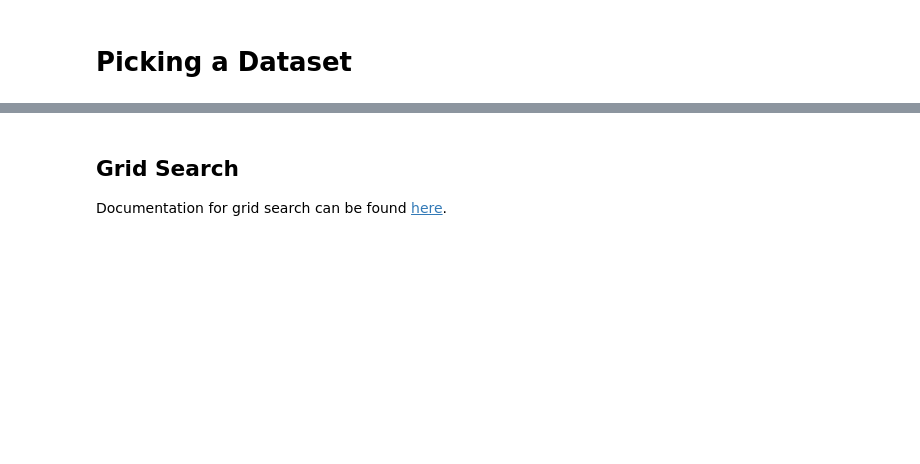
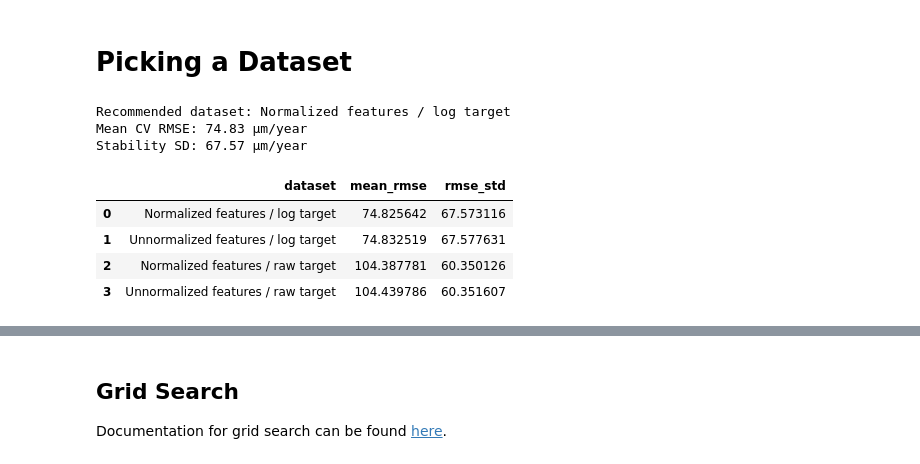
Before and after one commit to TheAdaptoid/molten_salt, a Jupyter notebook: notebooks/prelim.ipynb, the cells around one changed output, grey strips where cells are left out. Saved outputs shown, nothing was run; the diff lists cells and outputs as text; code cells hidden in the pictures; blank space fills up the shorter version.

```diff
--- a/notebooks/prelim.ipynb
+++ b/notebooks/prelim.ipynb
@@ -103,4 +103,60 @@ def xy_data_split(data: pd.DataFrame) -> tuple[pd.DataFrame, pd.Series]:
 # %% [markdown]
 # Picking a Dataset
 # %%
-# Code here
+from sklearn.linear_model import LinearRegression
+from sklearn.ensemble import RandomForestRegressor
+from sklearn.metrics import mean_squared_error
+from sklearn.model_selection import RepeatedKFold
+
+DATASET_VARIANTS = [
+    ("Unnormalized features / raw target", random_data_split(unnorm_rawtarget_data)[0], False),
+    ("Unnormalized features / log target", random_data_split(unnorm_logtarget_data)[0], True),
+    ("Normalized features / raw target", random_data_split(norm_rawtarget_data)[0], False),
+    ("Normalized features / log target", random_data_split(norm_logtarget_data)[0], True),
+]
+
+cross_validator = RepeatedKFold(n_splits=5, n_repeats=10, random_state=42)
+fold_scores = []
+
+for dataset_name, dataset, target_is_log_transformed in DATASET_VARIANTS:
+    features, target = xy_data_split(dataset)
+
+    for fold, (train_indices, validation_indices) in enumerate(
+        cross_validator.split(features), start=1
+    ):
+        # model = LinearRegression()
+        model = RandomForestRegressor(n_estimators=100, max_depth=10, random_state=42, n_jobs=-1)
+        model.fit(features.iloc[train_indices], target.iloc[train_indices])
+
+        predictions = model.predict(features.iloc[validation_indices])
+        if target_is_log_transformed:
+            predictions = np.expm1(predictions)
+
+        raw_validation_target = data.iloc[validation_indices][TARGET_COL]
+        rmse = np.sqrt(mean_squared_error(raw_validation_target, predictions))
+        fold_scores.append(
+            {"dataset": dataset_name, "fold": fold, "rmse": rmse}
+        )
+
+fold_rmse = pd.DataFrame(fold_scores)
+dataset_comparison = (
+    fold_rmse.groupby("dataset", as_index=False)["rmse"]
+    .agg(mean_rmse="mean", rmse_std="std")
+    .sort_values(["mean_rmse", "rmse_std"], kind="stable")
+    .reset_index(drop=True)
+)
+best_dataset_name = dataset_comparison.iloc[0]["dataset"]
+
+print(f"Recommended dataset: {best_dataset_name}")
+print(f"Mean CV RMSE: {dataset_comparison.iloc[0]['mean_rmse']:.2f} μm/year")
+print(f"Stability SD: {dataset_comparison.iloc[0]['rmse_std']:.2f} μm/year")
+dataset_comparison
+# %% [output]
+Recommended dataset: Normalized features / log target
+Mean CV RMSE: 74.83 μm/year
+Stability SD: 67.57 μm/year
+|  | dataset | mean_rmse | rmse_std |
+| 0 | Normalized features / log target | 74.825642 | 67.573116 |
+| 1 | Unnormalized features / log target | 74.832519 | 67.577631 |
+| 2 | Normalized features / raw target | 104.387781 | 60.350126 |
+| 3 | Unnormalized features / raw target | 104.439786 | 60.351607 |
```
Also changed, not shown: parts of 2 cells of this notebook, 1 other file.
